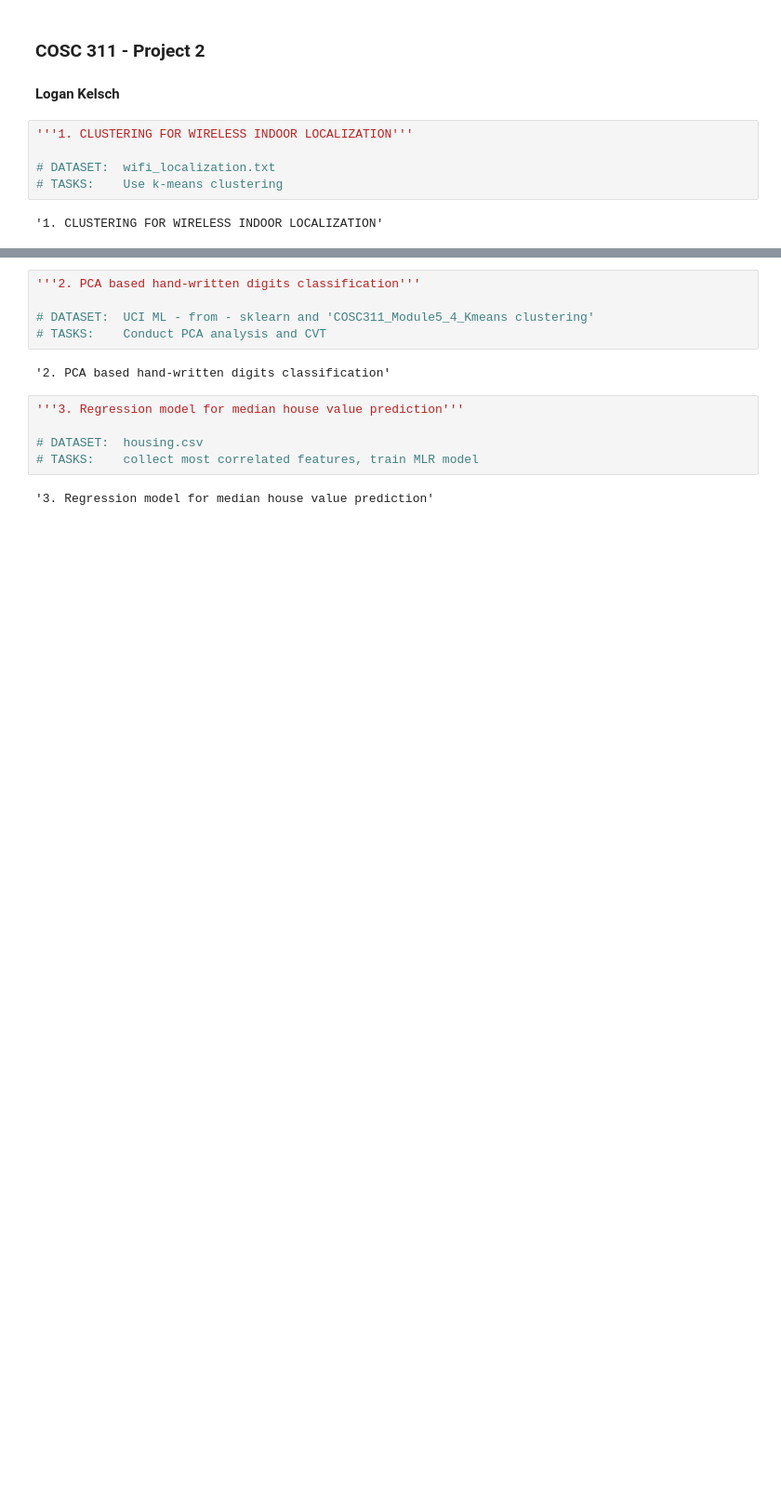
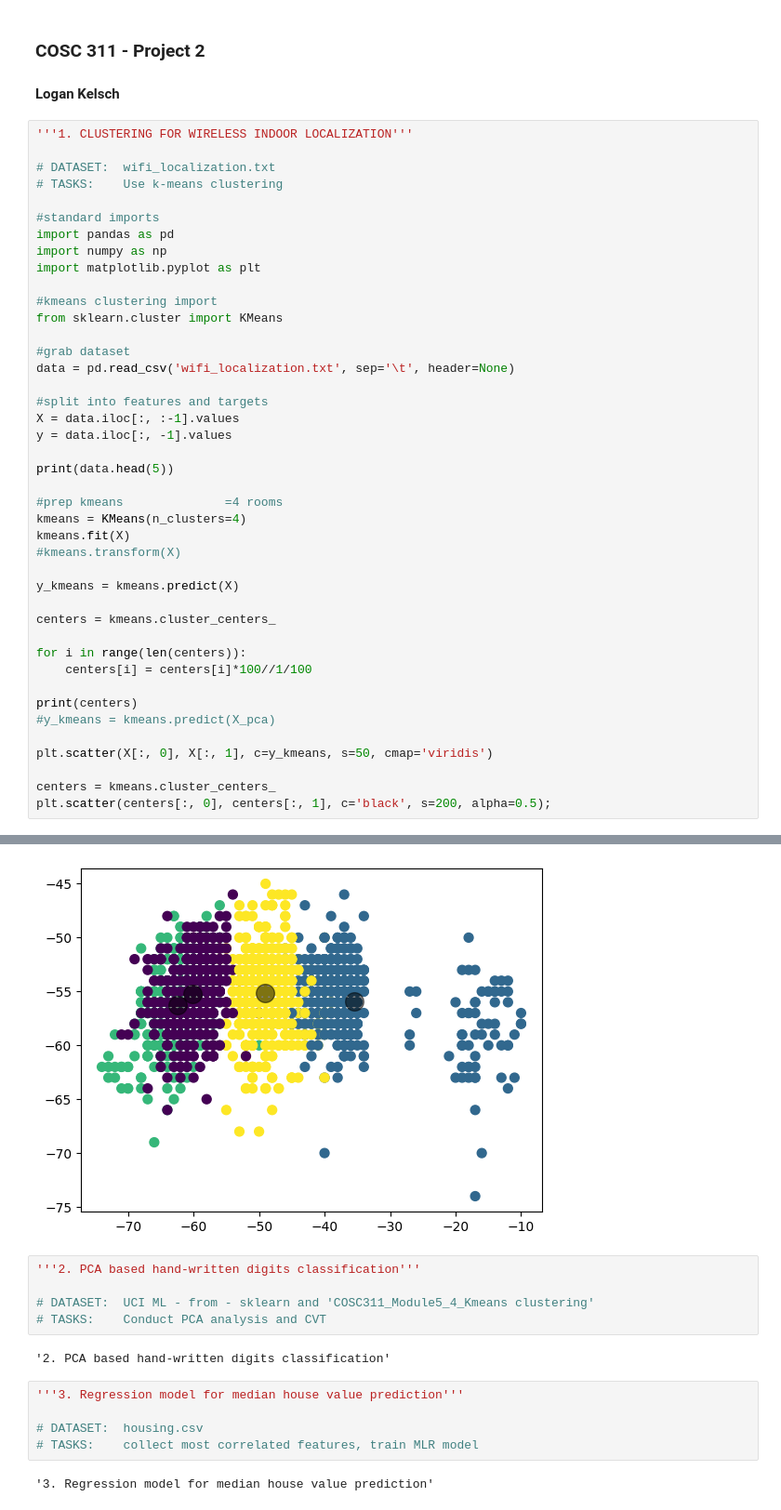
Before and after one commit to Logan-Kelsch/COSC311_proj2, a Jupyter notebook: main.ipynb, the cells around one changed output, grey strips where cells are left out. Shown at 93% size. Saved outputs shown, nothing was run; the diff lists cells and outputs as text; blank space fills up the shorter version.

Commit message:
part 1 structurally complete, test output of visual

```diff
--- a/main.ipynb
+++ b/main.ipynb
@@ -1,10 +1,46 @@
 # %% [markdown]
 ### COSC 311 - Project 2<br>
 #### Logan Kelsch<br>
-# %%
-'''1. CLUSTERING FOR WIRELESS INDOOR LOCALIZATION'''
-
-# DATASET:  wifi_localization.txt
-# TASKS:    Use k-means clustering
-# %% [output]
-'1. CLUSTERING FOR WIRELESS INDOOR LOCALIZATION'
+# %%
+'''1. CLUSTERING FOR WIRELESS INDOOR LOCALIZATION'''
+
+# DATASET:  wifi_localization.txt
+# TASKS:    Use k-means clustering
+
+#standard imports
+import pandas as pd
+import numpy as np
+import matplotlib.pyplot as plt
+
+#kmeans clustering import
+from sklearn.cluster import KMeans
+
+#grab dataset
+data = pd.read_csv('wifi_localization.txt', sep='\t', header=None)
+
+#split into features and targets
+X = data.iloc[:, :-1].values
+y = data.iloc[:, -1].values
+
+print(data.head(5))
+
+#prep kmeans              =4 rooms
+kmeans = KMeans(n_clusters=4)
+kmeans.fit(X)
+#kmeans.transform(X)
+
+y_kmeans = kmeans.predict(X)
+
+centers = kmeans.cluster_centers_
+
+for i in range(len(centers)):
+    centers[i] = centers[i]*100//1/100
+
+print(centers)
+#y_kmeans = kmeans.predict(X_pca)
+
+plt.scatter(X[:, 0], X[:, 1], c=y_kmeans, s=50, cmap='viridis')
+
+centers = kmeans.cluster_centers_
+plt.scatter(centers[:, 0], centers[:, 1], c='black', s=200, alpha=0.5);
+# %% [output]
@@ -11,3 +57,4 @@
+[figure, added]
 # %%
 '''2. PCA based hand-written digits classification'''
 
```
Also changed, not shown: parts of 1 cell of this notebook.
